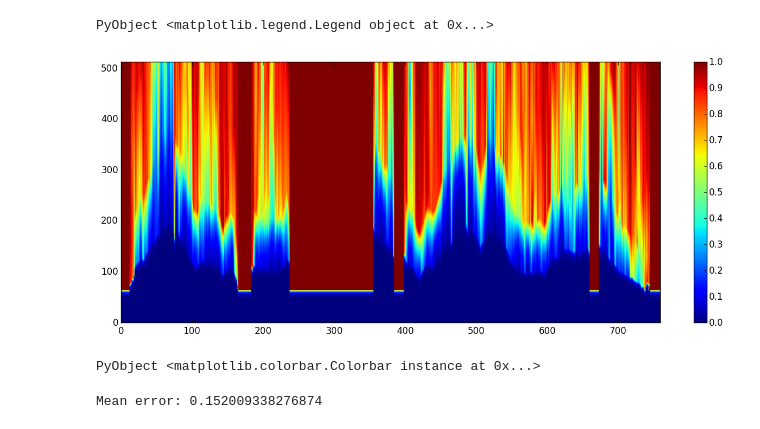
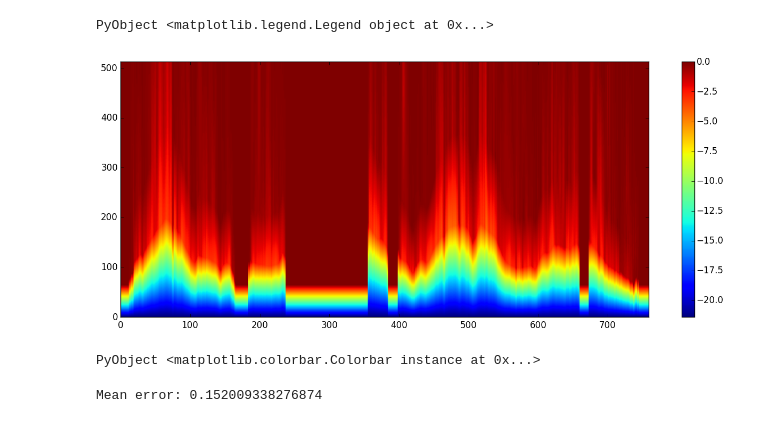
Before and after one commit to r9y9/WORLD.jl, a Jupyter notebook: examples/Demonstration of WORLD.jl.ipynb, the cells around one changed output. Saved outputs shown, nothing was run; the diff lists cells and outputs as text; code cells hidden in the pictures.

Commit message:
log aperiodicity spectrum

```diff
--- a/examples/Demonstration of WORLD.jl.ipynb
+++ b/examples/Demonstration of WORLD.jl.ipynb
@@ -108,12 +108,12 @@ PyObject <matplotlib.legend.Legend object at 0x...>
 # %%
 # Aperiodicity ratio estimation
 aperiodicity = aperiodicityratio(w, x, f0, timeaxis)
 
 figure(figsize=(16, 6), dpi=80, facecolor="w", edgecolor="k")
-imshow(aperiodicity, origin="lower", aspect="auto")
+imshow(log(aperiodicity), origin="lower", aspect="auto")
 colorbar()
 # %% [output]
-[figure, old version]
+[figure, new version]
 PyObject <matplotlib.colorbar.Colorbar instance at 0x...>
 # %%
 # Sysnthesis from f0, spectral envelope and aperiodicity ratio.
```
Also changed, not shown: 1 other file.
